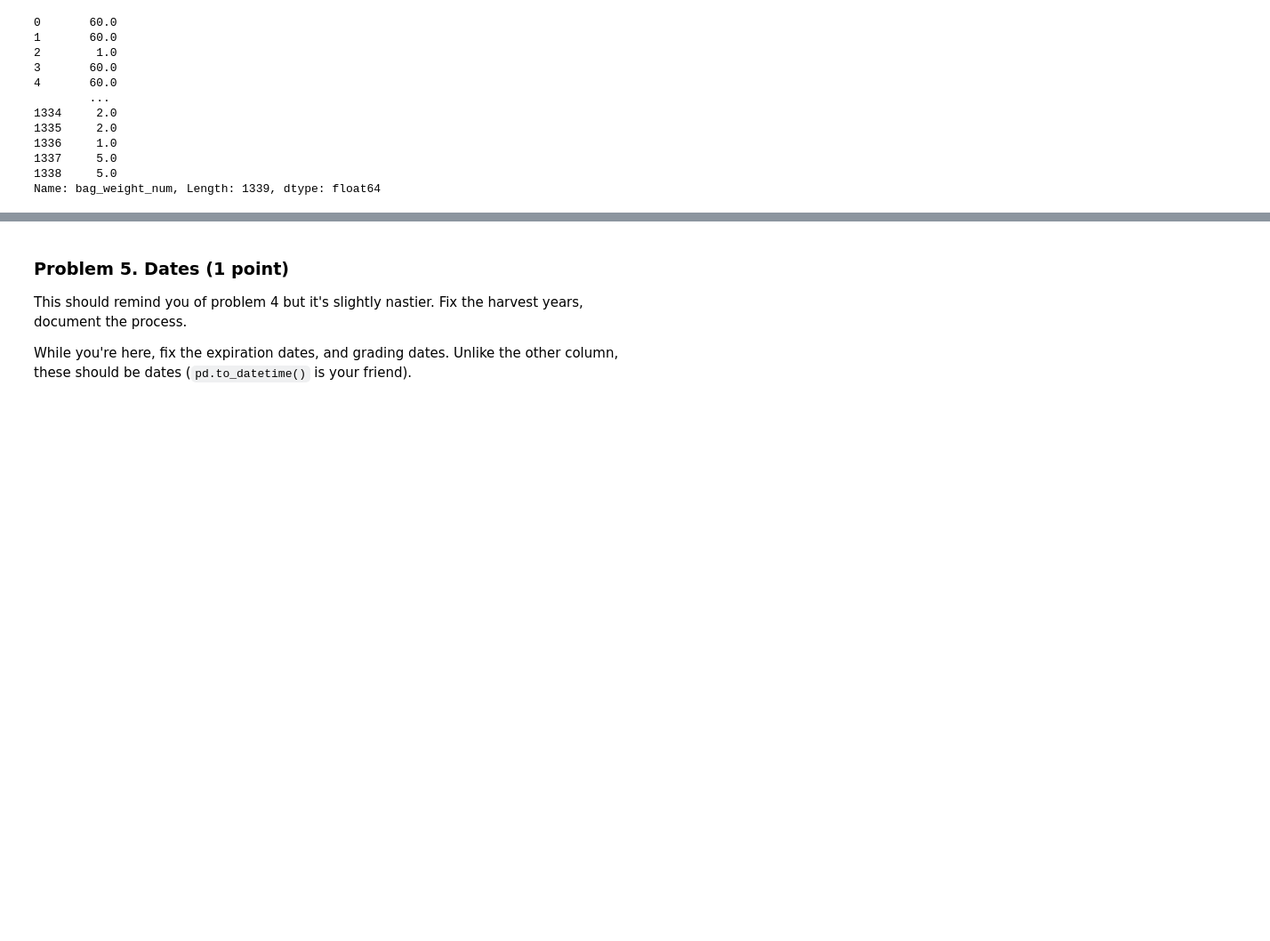
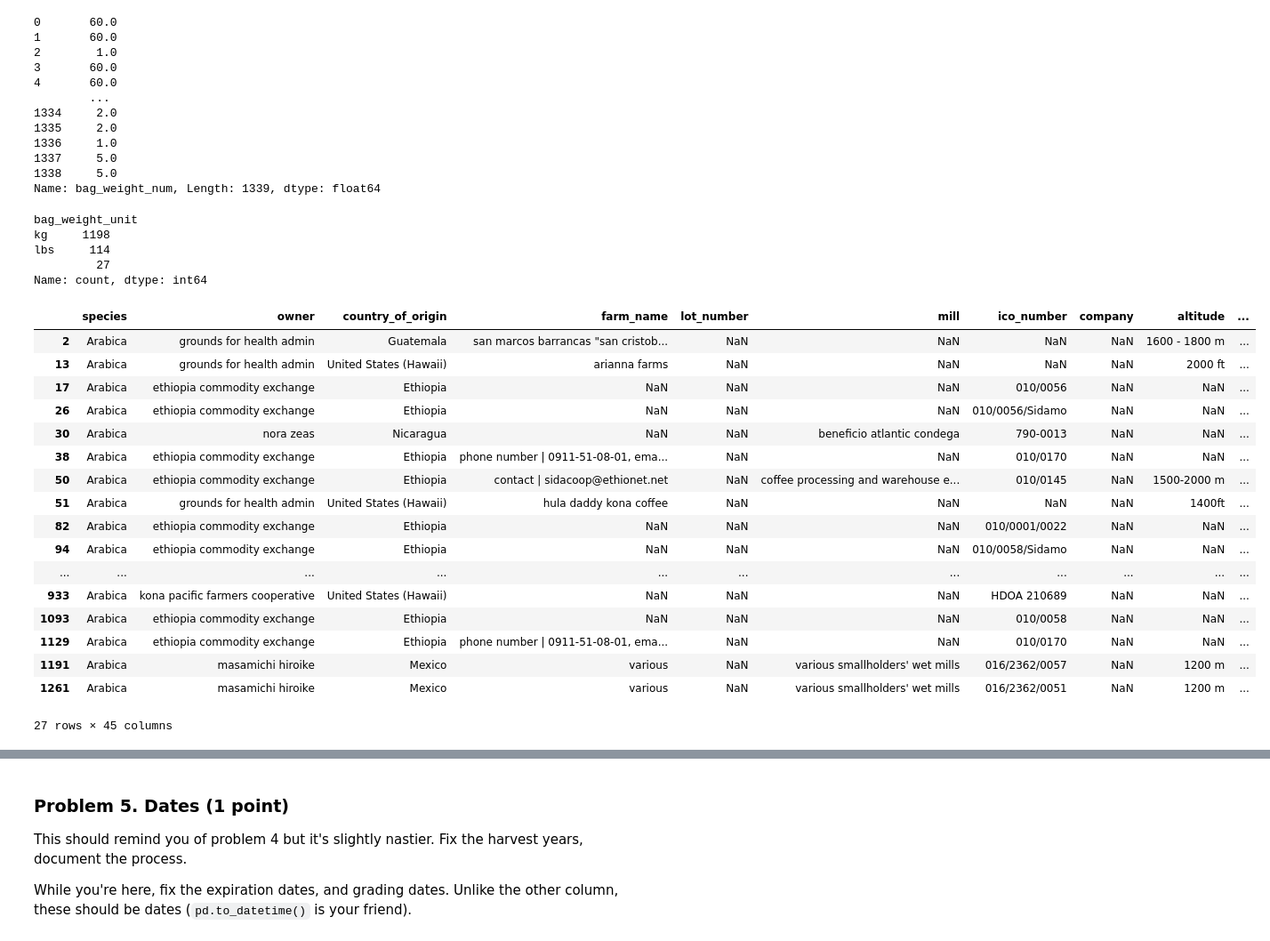
Before and after one commit to i11g/Data-Tidying, a Jupyter notebook: Data Tidying and Cleaning Lab.ipynb, the cells around one changed output, grey strips where cells are left out. Shown: that part at 89% size. Cells and saved outputs as stored; diff of their text form; code cells hidden in the pictures; blank space fills up the shorter version.

```diff
--- a/Data Tidying and Cleaning Lab.ipynb
+++ b/Data Tidying and Cleaning Lab.ipynb
@@ -209,0 +193,33 @@ coffe_index["bag_weight_unit"] =  coffe_index["bag_weight"].str.extract(r'\d+\.?
+# %%
+coffe_index["bag_weight_unit"].value_counts()
+# %% [output]
+bag_weight_unit
+kg     1198
+lbs     114
+         27
+Name: count, dtype: int64
+# %%
+# Analyze the observations without entries
+# We will try to find out from which country they are and check what is the units used in that country
+# Replace the missing units with the units used in that perticular country
+
+coffe_index[~coffe_index['bag_weight_unit'].isin(['kg', 'lbs'])]
+# %% [output]
+|  | species | owner | country_of_origin | farm_name | lot_number | mill | ico_number | company | altitude | ... |
+| 2 | Arabica | grounds for health admin | Guatemala | san marcos barrancas "san cristob... | NaN | NaN | NaN | NaN | 1600 - 1800 m | ... |
+| 13 | Arabica | grounds for health admin | United States (Hawaii) | arianna farms | NaN | NaN | NaN | NaN | 2000 ft | ... |
+| 17 | Arabica | ethiopia commodity exchange | Ethiopia | NaN | NaN | NaN | 010/0056 | NaN | NaN | ... |
+| 26 | Arabica | ethiopia commodity exchange | Ethiopia | NaN | NaN | NaN | 010/0056/Sidamo | NaN | NaN | ... |
+| 30 | Arabica | nora zeas | Nicaragua | NaN | NaN | beneficio atlantic condega | 790-0013 | NaN | NaN | ... |
+| 38 | Arabica | ethiopia commodity exchange | Ethiopia | phone number | 0911-51-08-01, ema... | NaN | NaN | 010/0170 | NaN | NaN | ... |
+| 50 | Arabica | ethiopia commodity exchange | Ethiopia | contact | sidacoop@ethionet.net | NaN | coffee processing and warehouse e... | 010/0145 | NaN | 1500-2000 m | ... |
+| 51 | Arabica | grounds for health admin | United States (Hawaii) | hula daddy kona coffee | NaN | NaN | NaN | NaN | 1400ft | ... |
+| 82 | Arabica | ethiopia commodity exchange | Ethiopia | NaN | NaN | NaN | 010/0001/0022 | NaN | NaN | ... |
+| 94 | Arabica | ethiopia commodity exchange | Ethiopia | NaN | NaN | NaN | 010/0058/Sidamo | NaN | NaN | ... |
+| ... | ... | ... | ... | ... | ... | ... | ... | ... | ... | ... |
+| 933 | Arabica | kona pacific farmers cooperative | United States (Hawaii) | NaN | NaN | NaN | HDOA 210689 | NaN | NaN | ... |
+| 1093 | Arabica | ethiopia commodity exchange | Ethiopia | NaN | NaN | NaN | 010/0058 | NaN | NaN | ... |
+| 1129 | Arabica | ethiopia commodity exchange | Ethiopia | phone number | 0911-51-08-01, ema... | NaN | NaN | 010/0170 | NaN | NaN | ... |
+| 1191 | Arabica | masamichi hiroike | Mexico | various | NaN | various smallholders' wet mills | 016/2362/0057 | NaN | 1200 m | ... |
+| 1261 | Arabica | masamichi hiroike | Mexico | various | NaN | various smallholders' wet mills | 016/2362/0051 | NaN | 1200 m | ... |
+27 rows × 45 columns
```
Also changed, not shown: parts of 49 cells of this notebook, 1 other file.
